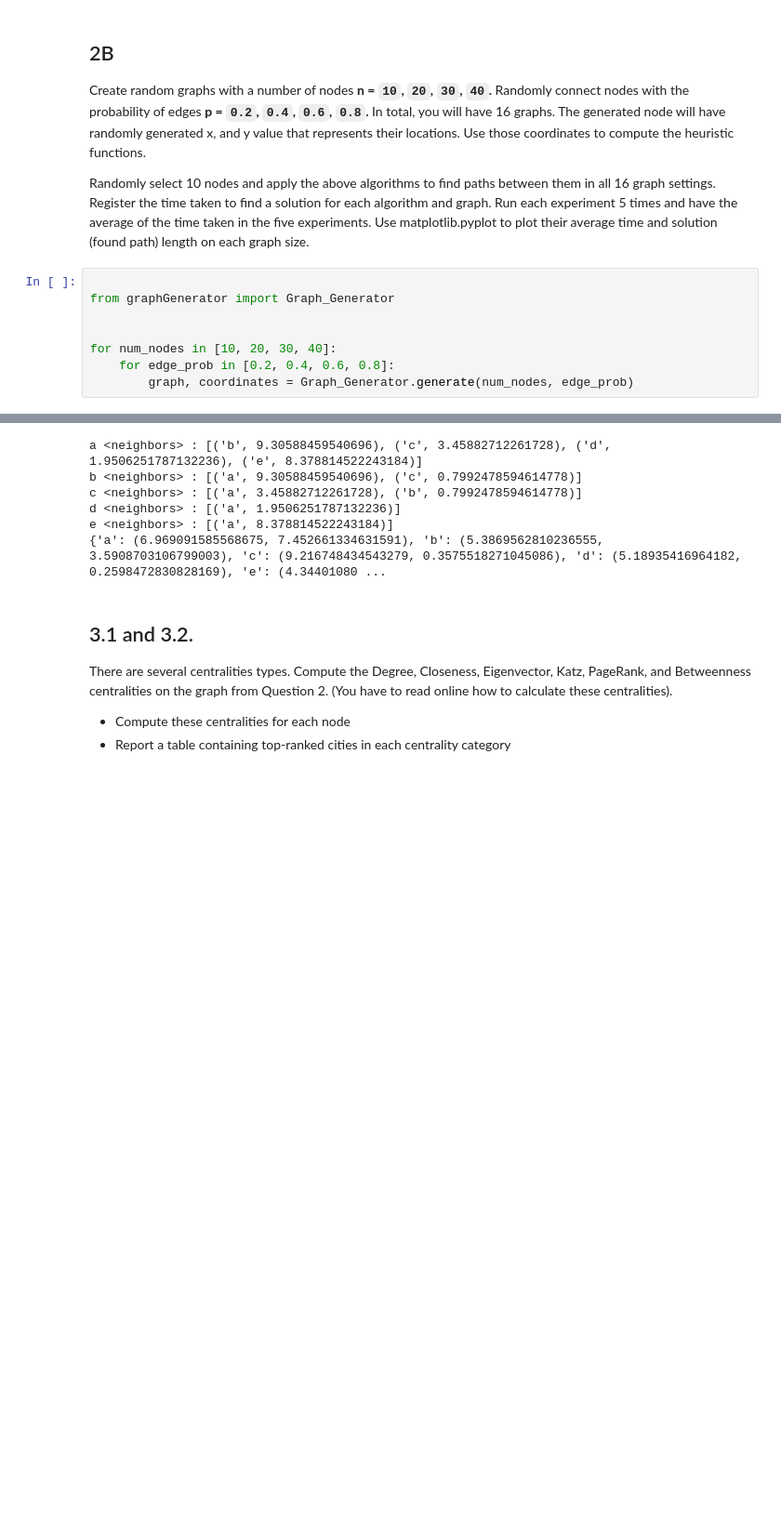
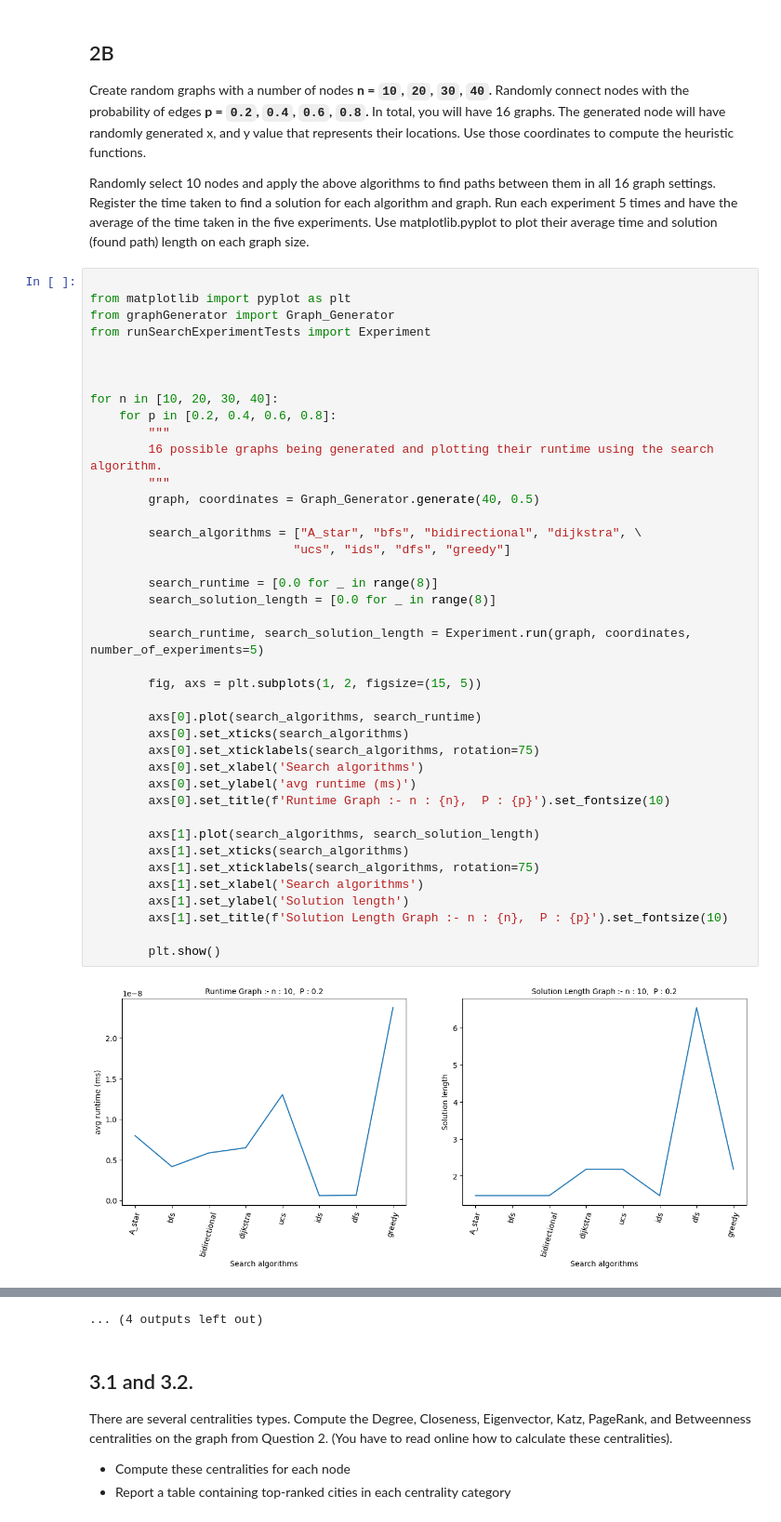
Before and after one commit to NathanZlion/AI_algo, a Jupyter notebook: Observation.ipynb, the cells around one changed output, grey strips where cells are left out. Shown at 93% size. Drawn from its saved outputs; the diff is of its cells as text; blank space fills up the shorter version.

```diff
--- a/Observation.ipynb
+++ b/Observation.ipynb
@@ -54,10 +52,43 @@ Register the time taken to find a solution for each algorithm and graph. Run eac
 Use matplotlib.pyplot to plot their average time and solution (found path) length on each graph size.
 # %%
 
+from matplotlib import pyplot as plt
 from graphGenerator import Graph_Generator
+from runSearchExperimentTests import Experiment
 
 
-for num_nodes in [10, 20, 30, 40]:
-    for edge_prob in [0.2, 0.4, 0.6, 0.8]:
-        graph, coordinates = Graph_Generator.generate(num_nodes, edge_prob)
+
+for n in [10, 20, 30, 40]:
+    for p in [0.2, 0.4, 0.6, 0.8]:
+        """
+        16 possible graphs being generated and plotting their runtime using the search algorithm.
+        """
+        graph, coordinates = Graph_Generator.generate(40, 0.5)
+
+        search_algorithms = ["A_star", "bfs", "bidirectional", "dijkstra", \
+                            "ucs", "ids", "dfs", "greedy"]
+
+        search_runtime = [0.0 for _ in range(8)]
+        search_solution_length = [0.0 for _ in range(8)]
+
+        search_runtime, search_solution_length = Experiment.run(graph, coordinates, number_of_experiments=5)
+
+        fig, axs = plt.subplots(1, 2, figsize=(15, 5))
+
+        axs[0].plot(search_algorithms, search_runtime)
+        axs[0].set_xticks(search_algorithms)
+        axs[0].set_xticklabels(search_algorithms, rotation=75)
+        axs[0].set_xlabel('Search algorithms')
+        axs[0].set_ylabel('avg runtime (ms)')
+        axs[0].set_title(f'Runtime Graph :- n : {n},  P : {p}').set_fontsize(10)
+
+        axs[1].plot(search_algorithms, search_solution_length)
+        axs[1].set_xticks(search_algorithms)
+        axs[1].set_xticklabels(search_algorithms, rotation=75)
+        axs[1].set_xlabel('Search algorithms')
+        axs[1].set_ylabel('Solution length')
+        axs[1].set_title(f'Solution Length Graph :- n : {n},  P : {p}').set_fontsize(10)
+
+        plt.show()
 # %% [output]
+[figure, added]
@@ -64,9 +106,4 @@ for num_nodes in [10, 20, 30, 40]:
-a <neighbors> : [('b', 9.30588459540696), ('c', 3.45882712261728), ('d', 1.9506251787132236), ('e', 8.378814522243184)]
-b <neighbors> : [('a', 9.30588459540696), ('c', 0.7992478594614778)]
-c <neighbors> : [('a', 3.45882712261728), ('b', 0.7992478594614778)]
-d <neighbors> : [('a', 1.9506251787132236)]
-e <neighbors> : [('a', 8.378814522243184)]
-{'a': (6.969091585568675, 7.452661334631591), 'b': (5.3869562810236555, 3.5908703106799003), 'c': (9.216748434543279, 0.3575518271045086), 'd': (5.18935416964182, 0.2598472830828169), 'e': (4.34401080 ...
+... (4 outputs left out)
 # %% [markdown]
 ## 3.1 and 3.2.
 There are several centralities types. Compute the Degree, Closeness, Eigenvector, Katz, PageRank, and Betweenness centralities on the graph from Question 2. (You have to read online how to calculate these centralities).
```
Also changed, not shown: parts of 3 cells of this notebook, 3 other files.
